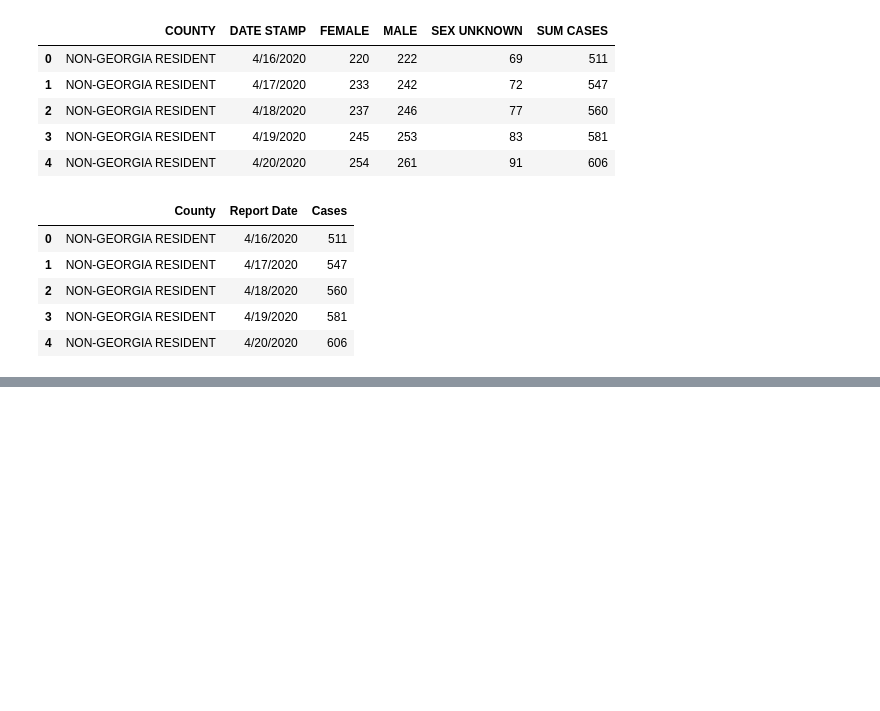
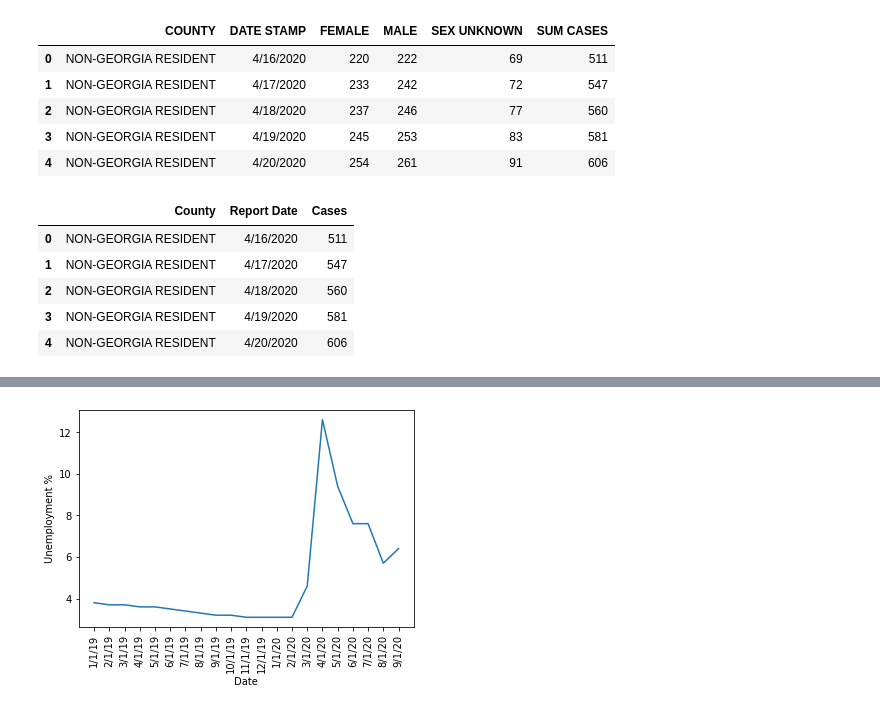
Before and after one commit to lrios215/project_1, a Jupyter notebook: Project1.ipynb, the cells around one changed output, grey strips where cells are left out. Drawn from its saved outputs; the diff is of its cells as text; code cells hidden in the pictures; blank space fills up the shorter version.

```diff
--- a/Project1.ipynb
+++ b/Project1.ipynb
@@ -190,0 +213,11 @@ unemployment
+# %%
+# Generate a scatter plot of date versus Unemployment
+date2 = crime_vs_unemployment.iloc[:,0]
+unemployment = crime_vs_unemployment.iloc[:,1]
+plt.plot(date2,unemployment)
+plt.xticks(date, rotation=90)
+plt.xlabel('Date')
+plt.ylabel('Unemployment %')
+plt.show()
+# %% [output]
+[figure, added]
```
Also changed, not shown: parts of 7 cells of this notebook, 3 other files.
